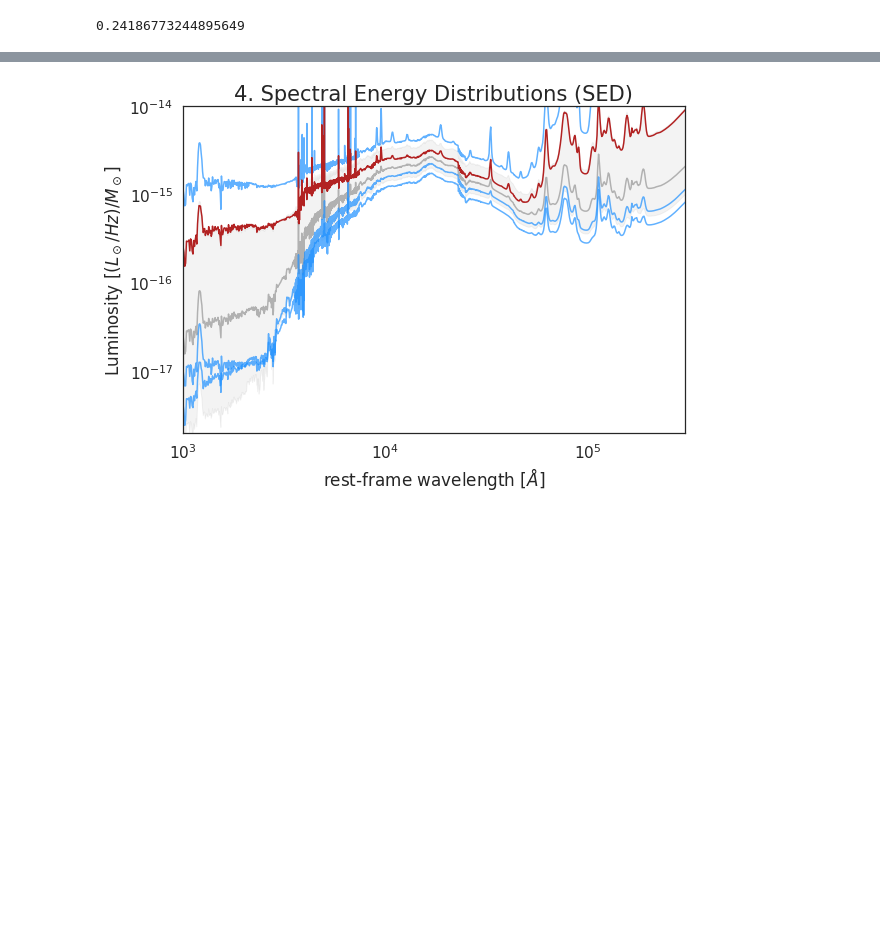
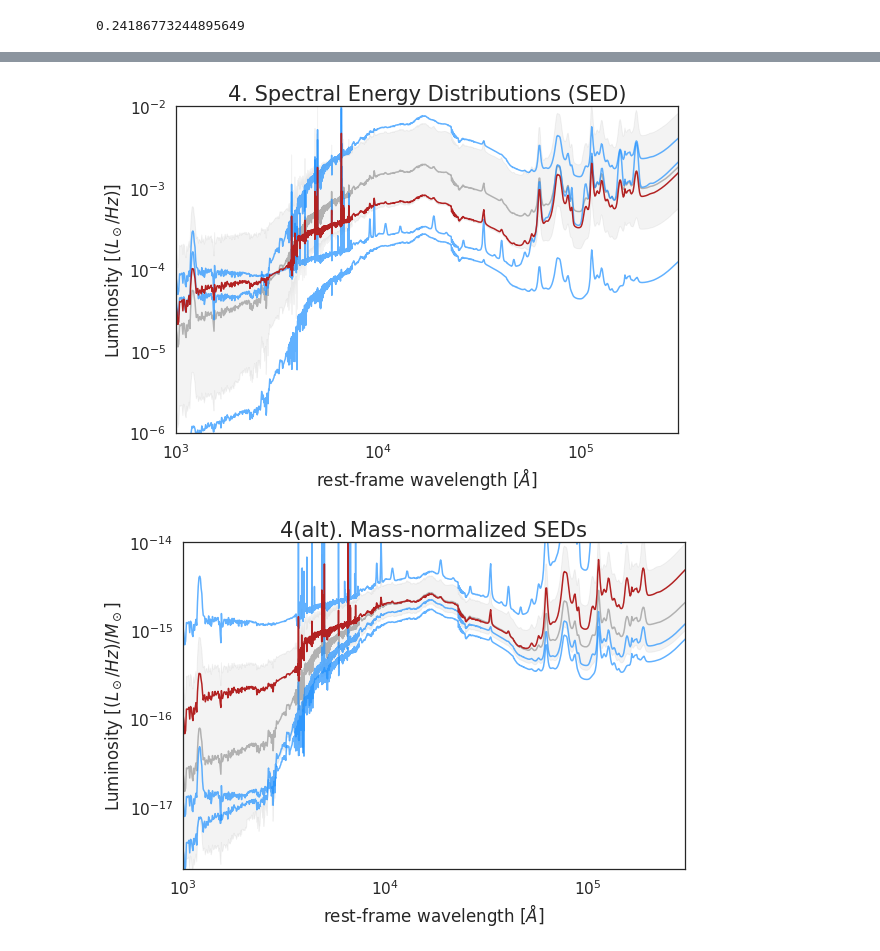
Before and after one commit to kartheikiyer/GP-SFH, a Jupyter notebook: Figure 1 - the GP-SFH schematic.ipynb, the cells around one changed output, grey strips where cells are left out. Cells and saved outputs as stored; diff of their text form; code cells hidden in the pictures; blank space fills up the shorter version.

```diff
--- a/Figure 1 - the GP-SFH schematic.ipynb
+++ b/Figure 1 - the GP-SFH schematic.ipynb
@@ -194,3 +206,30 @@ plt.show()
+# %%
+# 4. spectra
+
+fig, ax = plt.subplots(figsize=(9,6))
+
+plt.plot(case1.lam[0], np.nanmedian(np.array(case1.spec).T,1),color=sfhpercentilecolor,alpha=0.3)
+plt.fill_between(case1.lam[0],
+                 np.nanpercentile(np.array(case1.spec).T,16,1),
+                 np.nanpercentile(np.array(case1.spec).T,84,1),
+                color=sfhpercentilecolor,alpha=0.05)
+
+plt.plot(case1.lam[0], np.array(case1.spec[2:5]).T,color=sfh5color,alpha=0.7)
+
+plt.plot(case1.lam[0], case1.spec[example_gal],color=sfh1color)
+
+#plt.legend(edgecolor='w')
+plt.xscale('log'); plt.yscale('log')
+plt.xlim(1e3,3e5);
+# plt.ylim(2e-18,1e-14)
+plt.ylim(1e-6,1e-2)
+plt.xlabel('rest-frame wavelength [$\AA$]')
+plt.ylabel('Luminosity [$(L_\odot/Hz)$]')
+plt.title('4. Spectral Energy Distributions (SED)',fontsize=21)
+plt.savefig('figures/fig1panel4.png',bbox_inches='tight')
+plt.show()
+# %% [output]
+[figure, added]
 # %%
 # 4. spectra
 
@@ -204,7 +243,7 @@ plt.fill_between(case1.lam[0],
 
 plt.plot(case1.lam[0], np.array(case1.spec_massnorm[2:5]).T,color=sfh5color,alpha=0.7)
 
-plt.plot(case1.lam[0], case1.spec_massnorm[1],color=sfh1color)
+plt.plot(case1.lam[0], case1.spec_massnorm[example_gal],color=sfh1color)
 
 #plt.legend(edgecolor='w')
 plt.xscale('log'); plt.yscale('log')
@@ -212,8 +251,8 @@ plt.xlim(1e3,3e5);
 plt.ylim(2e-18,1e-14)
 plt.xlabel('rest-frame wavelength [$\AA$]')
 plt.ylabel('Luminosity [$(L_\odot/Hz)/M_\odot$]')
-plt.title('4. Spectral Energy Distributions (SED)',fontsize=21)
-plt.savefig('figures/fig1panel4.png',bbox_inches='tight')
+plt.title('4(alt). Mass-normalized SEDs',fontsize=21)
+plt.savefig('figures/fig1panel4norm.png',bbox_inches='tight')
 plt.show()
 # %% [output]
-[figure, old version]
+[figure, new version]
```
Also changed, not shown: parts of 6 cells of this notebook, 29 other files.
